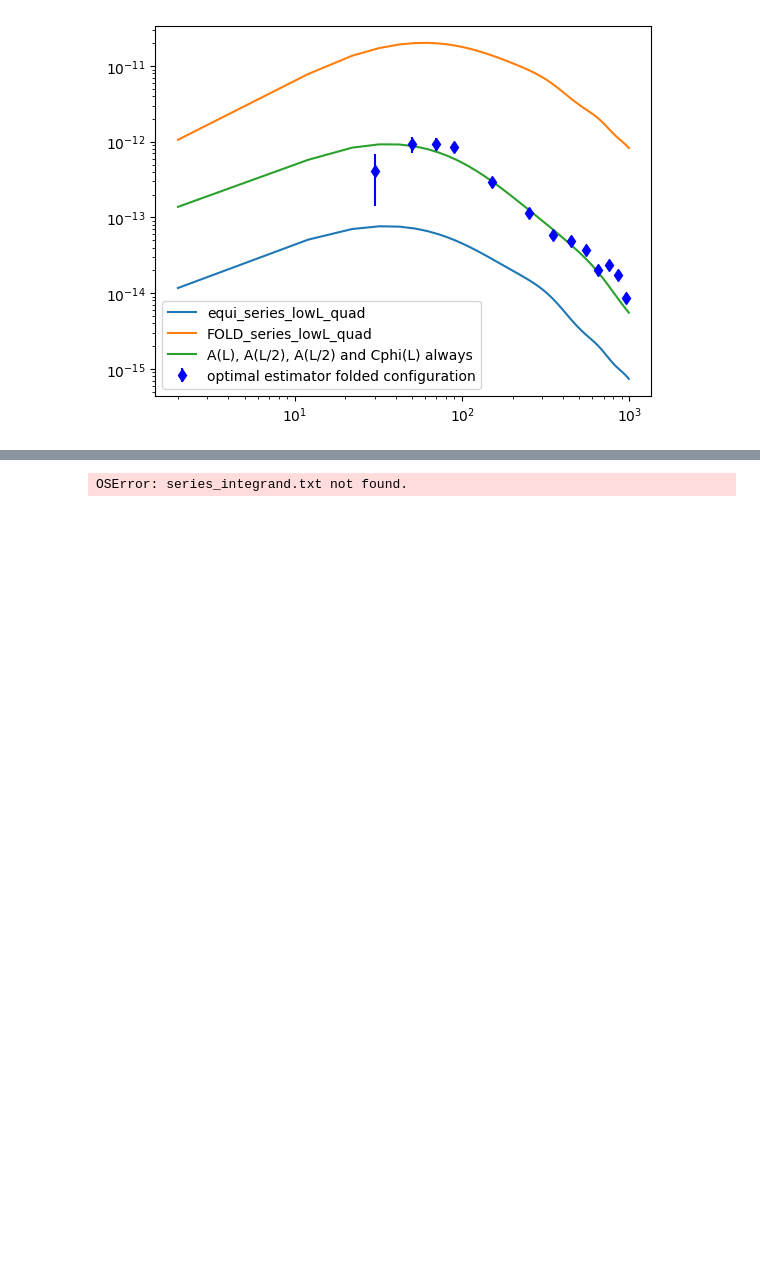
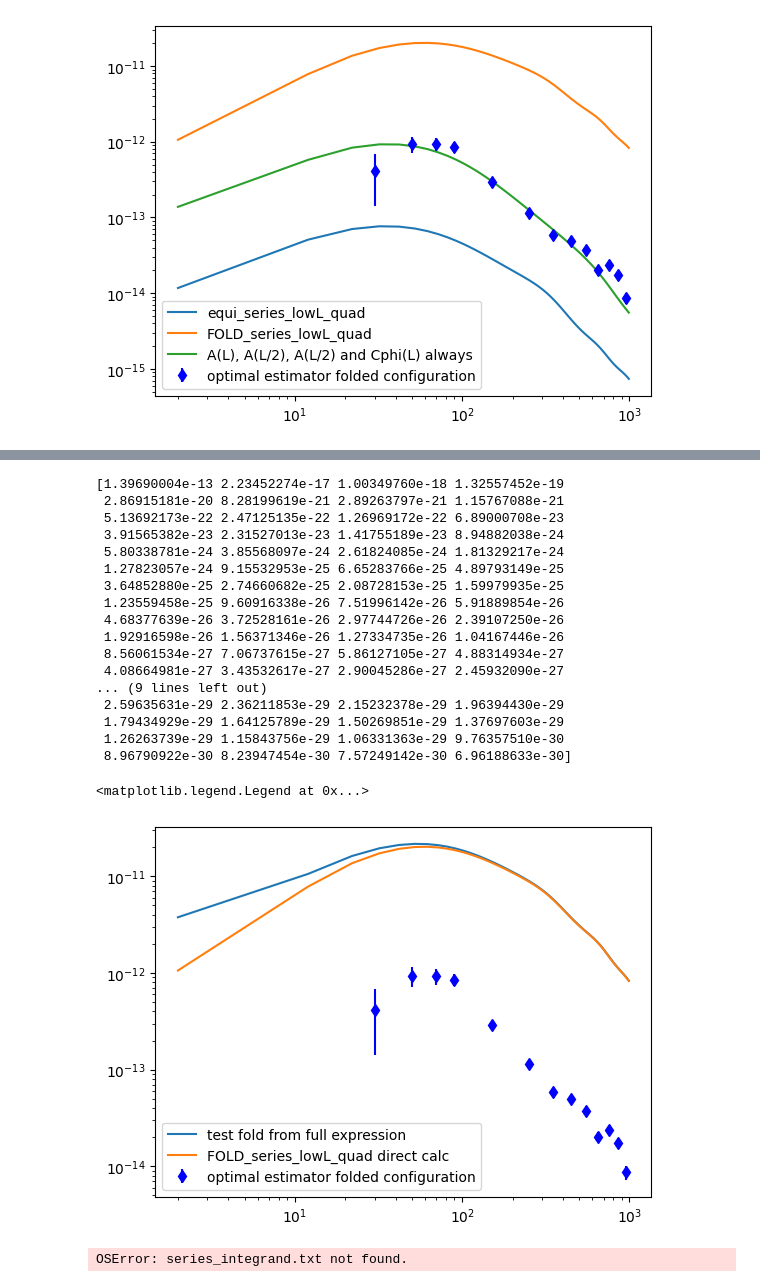
Before and after one commit to aleksandrbowkis/bispec_opt_est, a Jupyter notebook: N2_numerical/N2_tests.ipynb, the cells around one changed output, grey strips where cells are left out. Drawn from its saved outputs; the diff is of its cells as text; code cells hidden in the pictures; blank space fills up the shorter version.

```diff
--- a/N2_numerical/N2_tests.ipynb
+++ b/N2_numerical/N2_tests.ipynb
@@ -195,3 +206,33 @@ OSError: SERIES_lowLN2_out.txt not found.
+# %%
+# test full expression for folded
+
+L_test_fold, N2_fold_full_test = np.loadtxt('/home/amb257/kappa_bispec/bispec_opt_est/N2_numerical/Binning_effects/full_int_fold_test.txt')
+print(N2_fold_full_test)
+plt.loglog(L_test_fold, 1/8*(L_test_fold*(L_test_fold+1))**3 * N2_fold_full_test, label = 'test fold from full expression')
+plt.errorbar(L_opt_fold, -1*opt_est_fold, yerr = err_fold, fmt='bd', label = 'optimal estimator folded configuration')
+plt.loglog(LensingL_fold, 1/8*(LensingL_fold*(LensingL_fold+1))**3*quad_fold, label='FOLD_series_lowL_quad direct calc')
+
+plt.legend()
+# %% [output]
+[1.39690004e-13 2.23452274e-17 1.00349760e-18 1.32557452e-19
+ 2.86915181e-20 8.28199619e-21 2.89263797e-21 1.15767088e-21
+ 5.13692173e-22 2.47125135e-22 1.26969172e-22 6.89000708e-23
+ 3.91565382e-23 2.31527013e-23 1.41755189e-23 8.94882038e-24
+ 5.80338781e-24 3.85568097e-24 2.61824085e-24 1.81329217e-24
+ 1.27823057e-24 9.15532953e-25 6.65283766e-25 4.89793149e-25
+ 3.64852880e-25 2.74660682e-25 2.08728153e-25 1.59979935e-25
+ 1.23559458e-25 9.60916338e-26 7.51996142e-26 5.91889854e-26
+ 4.68377639e-26 3.72528161e-26 2.97744726e-26 2.39107250e-26
+ 1.92916598e-26 1.56371346e-26 1.27334735e-26 1.04167446e-26
+ 8.56061534e-27 7.06737615e-27 5.86127105e-27 4.88314934e-27
+ 4.08664981e-27 3.43532617e-27 2.90045286e-27 2.45932090e-27
+... (9 lines left out)
+ 2.59635631e-29 2.36211853e-29 2.15232378e-29 1.96394430e-29
+ 1.79434929e-29 1.64125789e-29 1.50269851e-29 1.37697603e-29
+ 1.26263739e-29 1.15843756e-29 1.06331363e-29 9.76357510e-30
+ 8.96790922e-30 8.23947454e-30 7.57249142e-30 6.96188633e-30]
+<matplotlib.legend.Legend at 0x...>
+[figure, added]
 # %%
 L, int = np.loadtxt('series_integrand.txt')
 plt.plot(L, int)
```
Also changed, not shown: parts of 3 cells of this notebook, 5 other files.
